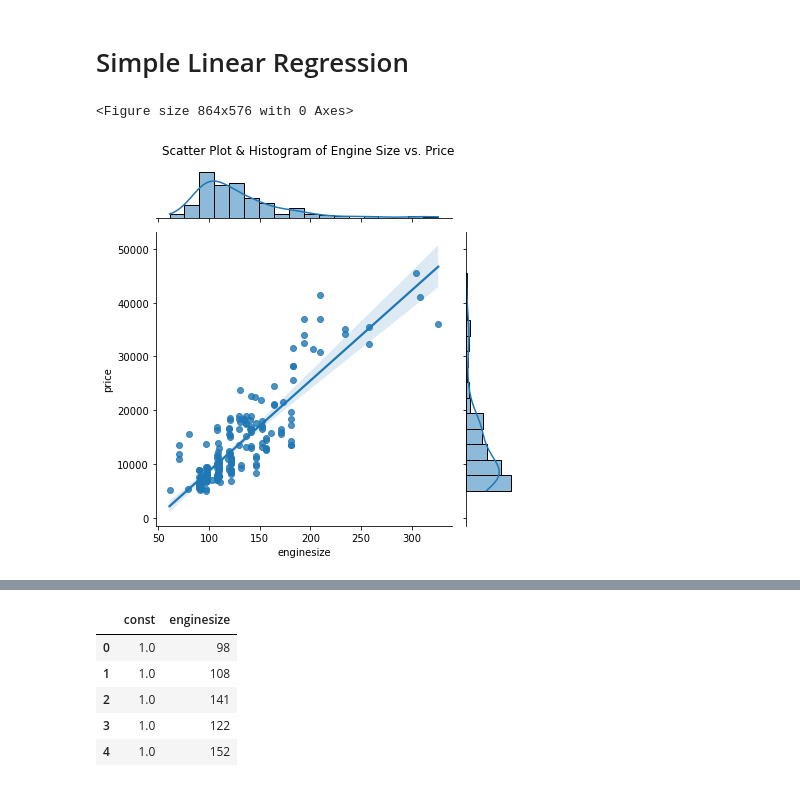
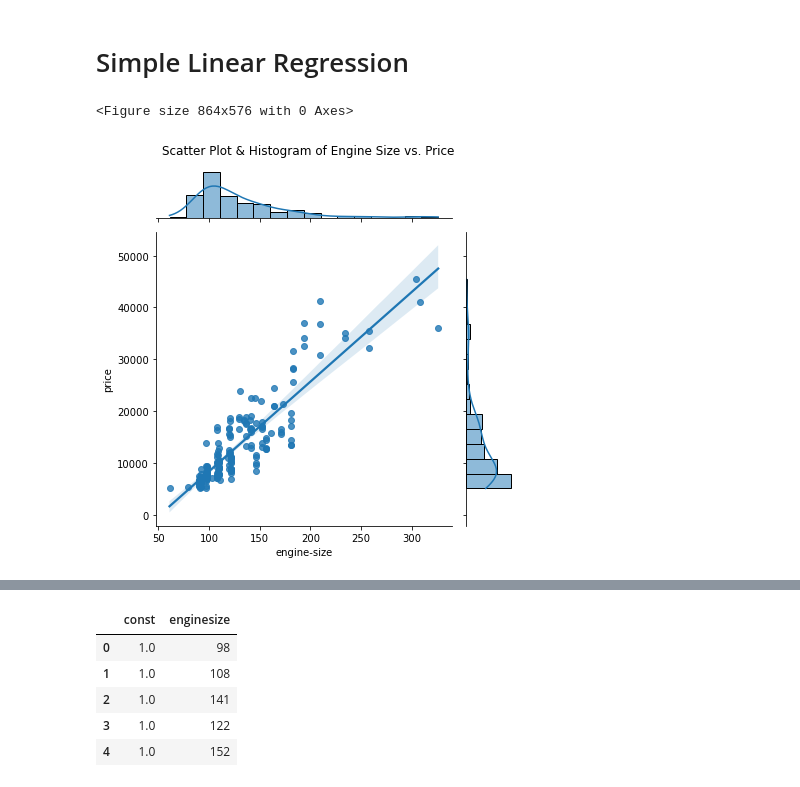
Before and after one commit to mohammad-agus/linear_regression_ols_using_python_statsmodels, a Jupyter notebook: linear_regression_ordinary_least_square.ipynb, the cells around one changed output, grey strips where cells are left out. Drawn from its saved outputs; the diff is of its cells as text; code cells hidden in the pictures.

```diff
--- a/linear_regression_ordinary_least_square.ipynb
+++ b/linear_regression_ordinary_least_square.ipynb
@@ -97,0 +93,4 @@ array(['?', '164', '158', '192', '188', '121', '98', '81', '118', '148',
+# %%
+df = pd.read_csv("dataset/automobile_dataset.csv")
+print(df.shape)
+print(df.isin(['?']).sum())
@@ -98,5 +118,7 @@ array(['?', '164', '158', '192', '188', '121', '98', '81', '118', '148',
 # %%
-df.drop('normalized-losses', axis=1, inplace=True)
+df.drop(['Unnamed: 0','normalized-losses'], axis=1, inplace=True)
+df.replace('?', np.nan, inplace=True)
+df.dropna(inplace=True)
 df.head()
 # %% [output]
 |  | symboling | make | fuel-type | aspiration | num-of-doors | body-style | drive-wheels | engine-location | ... |
@@ -278,10 +244,10 @@ plt.show()
 # Simple Linear Regression
 # %%
 plt.figure(figsize=(12,8))
-sns.jointplot(data=df, x='enginesize', y='price', kind='reg').fig.suptitle("Scatter Plot & Histogram of Engine Size vs. Price")
+sns.jointplot(data=df, x='engine-size', y='price', kind='reg').fig.suptitle("Scatter Plot & Histogram of Engine Size vs. Price")
 plt.tight_layout()
 plt.show()
 # %% [output]
 <Figure size 864x576 with 0 Axes>
-[figure, old version]
+[figure, new version]
 # %%
```
Also changed, not shown: parts of 32 cells of this notebook.
